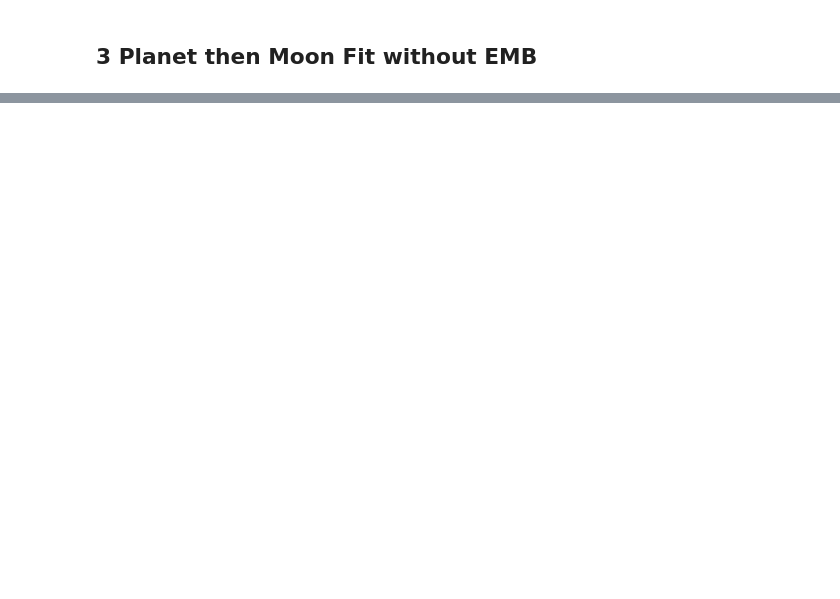
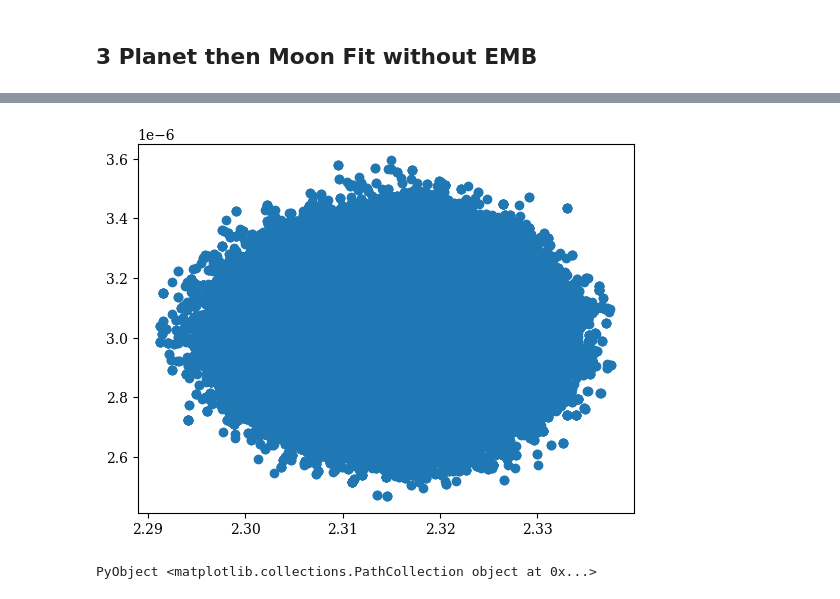
Before and after one commit to bmlindor/ttv_ss, a Jupyter notebook: work.ipynb, the cells around one changed output, grey strips where cells are left out. Saved outputs shown, nothing was run; the diff lists cells and outputs as text; code cells hidden in the pictures; blank space fills up the shorter version.

```diff
--- a/work.ipynb
+++ b/work.ipynb
@@ -401,0 +399,5 @@ Remember to load appropriate files!!!
+# %%
+scatter(vec(par_mcmc[:,:,18]),vec(par_mcmc[:,:,6]))
+# %% [output]
+[figure, added]
+PyObject <matplotlib.collections.PathCollection object at 0x...>
```
Also changed, not shown: parts of 4 cells of this notebook.
